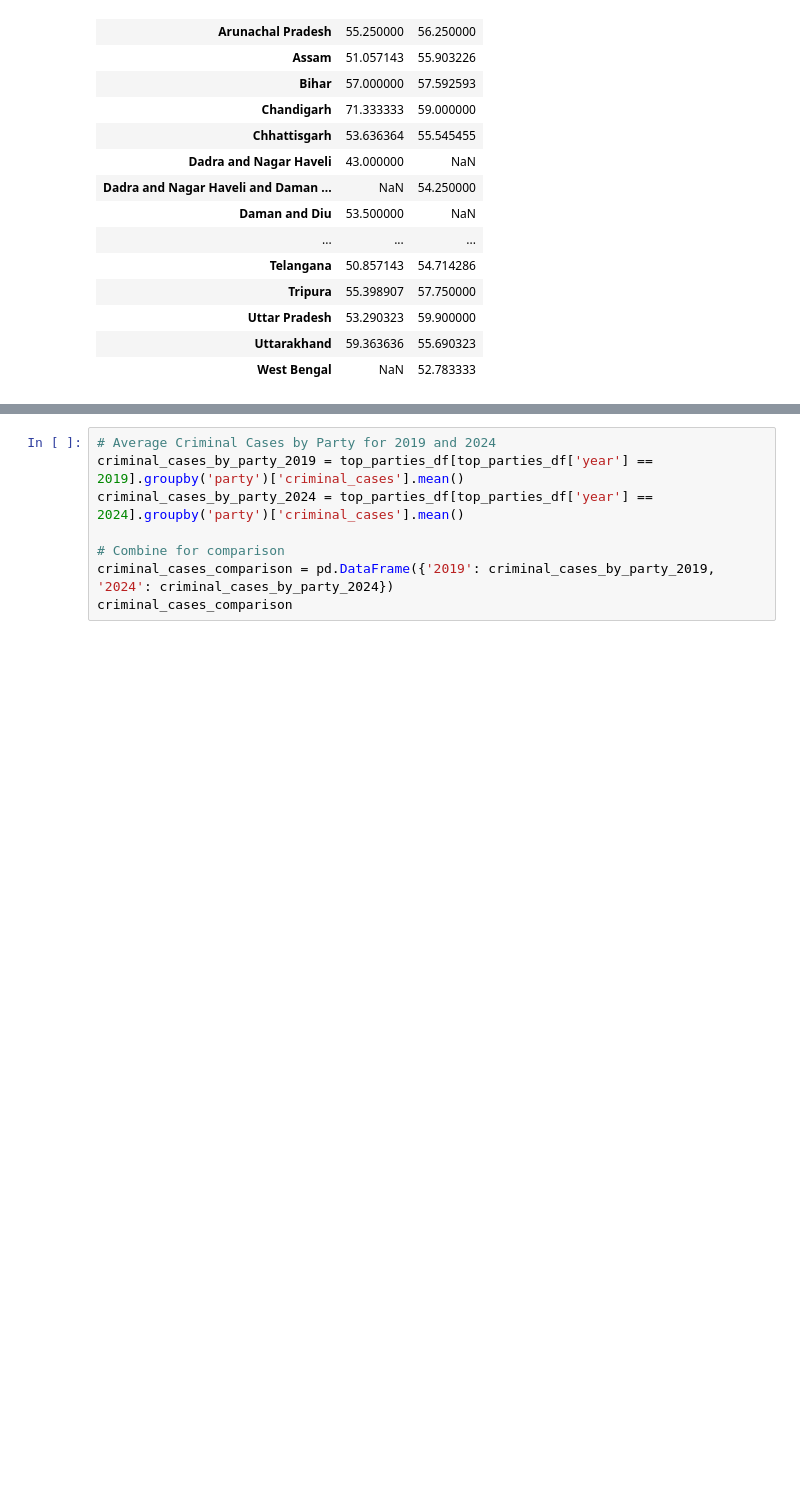
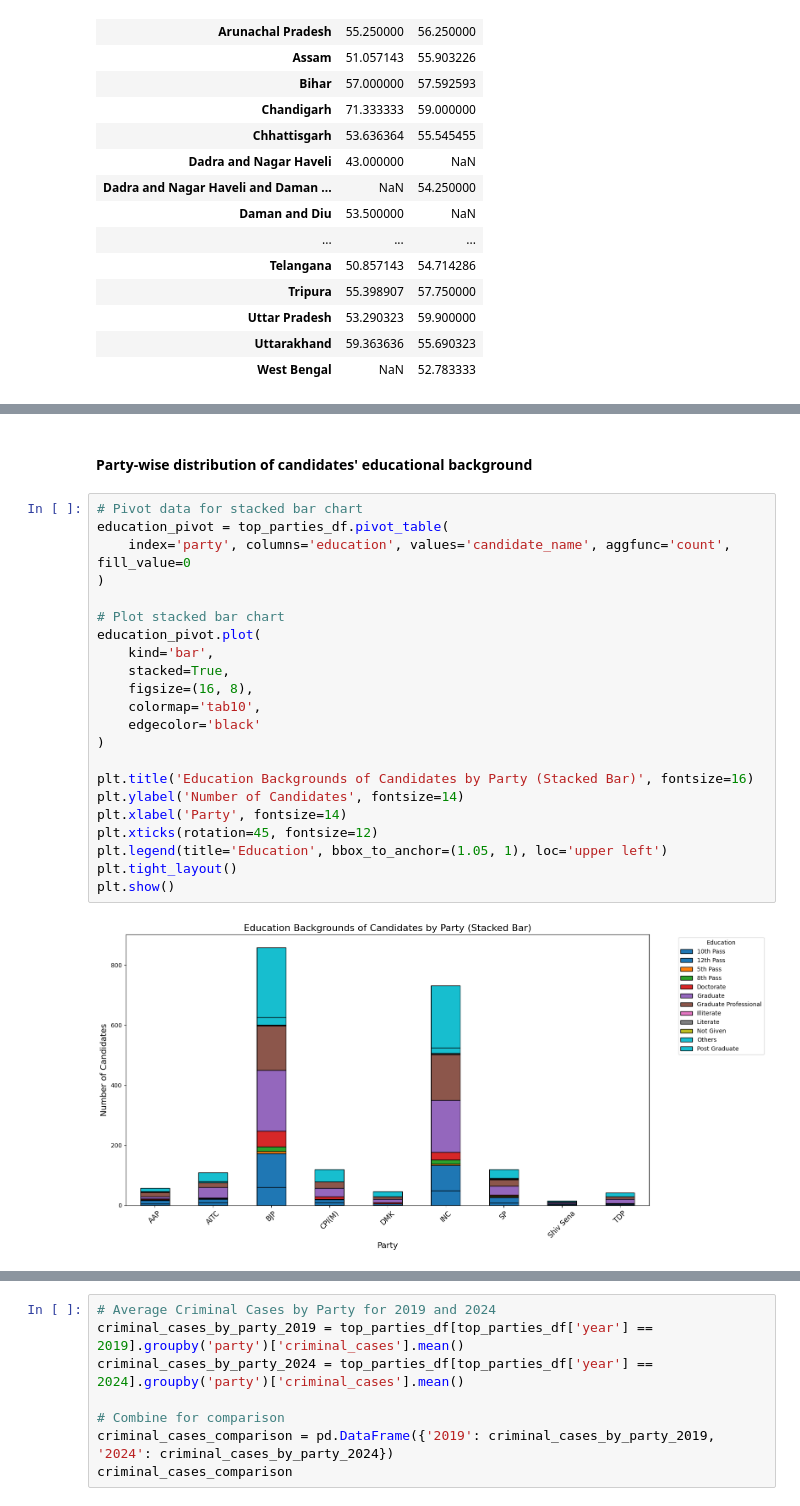
Before and after one commit to ujjwaltyagi2000/manthan, a Jupyter notebook: notebooks/5-eda.ipynb, the cells around one changed output, grey strips where cells are left out. Cells and saved outputs as stored; diff of their text form; blank space fills up the shorter version.

Commit message:
background data analysed

```diff
--- a/notebooks/5-eda.ipynb
+++ b/notebooks/5-eda.ipynb
@@ -454,0 +796,26 @@ avg_age_by_state
+# %% [markdown]
+#### Party-wise distribution of candidates' educational background
+# %%
+# Pivot data for stacked bar chart
+education_pivot = top_parties_df.pivot_table(
+    index='party', columns='education', values='candidate_name', aggfunc='count', fill_value=0
+)
+
+# Plot stacked bar chart
+education_pivot.plot(
+    kind='bar',
+    stacked=True,
+    figsize=(16, 8),
+    colormap='tab10',
+    edgecolor='black'
+)
+
+plt.title('Education Backgrounds of Candidates by Party (Stacked Bar)', fontsize=16)
+plt.ylabel('Number of Candidates', fontsize=14)
+plt.xlabel('Party', fontsize=14)
+plt.xticks(rotation=45, fontsize=12)
+plt.legend(title='Education', bbox_to_anchor=(1.05, 1), loc='upper left')
+plt.tight_layout()
+plt.show()
+# %% [output]
+[figure, added]
```
Also changed, not shown: parts of 115 cells of this notebook, 2 other files.
